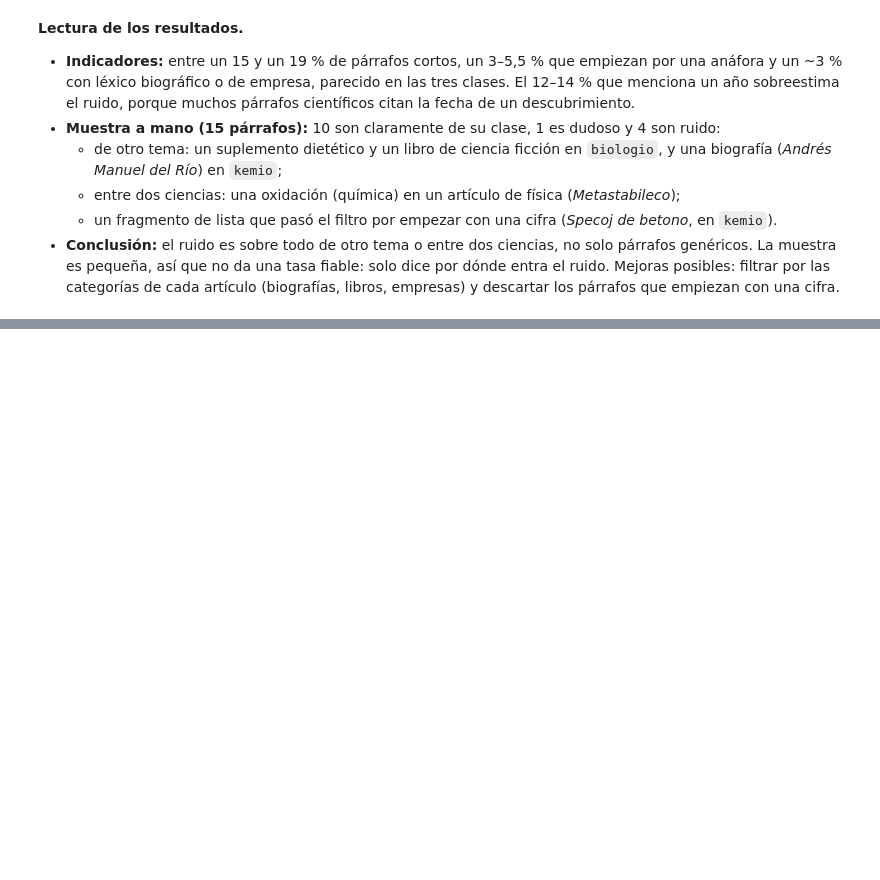
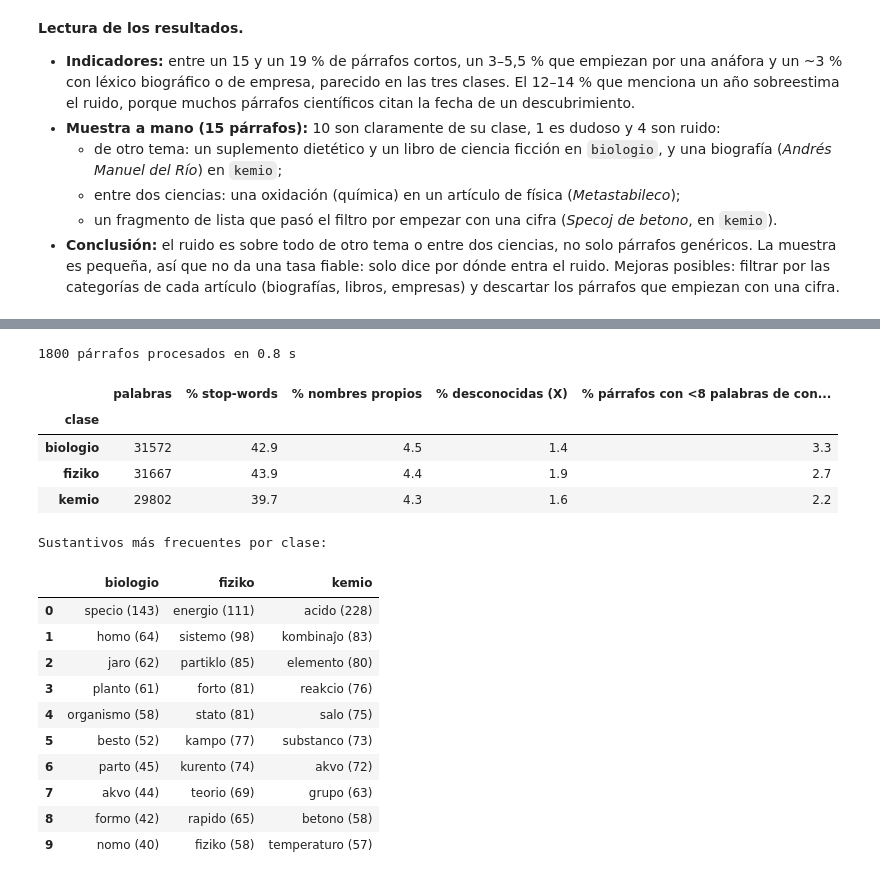
Before and after one commit to mers2727/mineria-textos-esperanto, a Jupyter notebook: Practica_Esperanto.ipynb, the cells around one changed output, grey strips where cells are left out. Saved outputs shown, nothing was run; the diff lists cells and outputs as text; code cells hidden in the pictures; blank space fills up the shorter version.

```diff
--- a/Practica_Esperanto.ipynb
+++ b/Practica_Esperanto.ipynb
@@ -421,0 +891,47 @@ Muestra para revisar a mano: ¿se reconoce la clase leyendo solo el párrafo?
+# %%
+# ===== 3.5 Análisis del corpus con nuestro modelo =====
+inicio = time.time()
+docs = list(nlp.pipe(df_final["text"]))
+print(f"{len(docs)} párrafos procesados en {time.time() - inicio:.1f} s\n")
+
+CONTENIDO = {"NOUN", "ADJ", "VERB", "ADV"}
+df_final["n_contenido"] = [sum(t.pos_ in CONTENIDO and not t.is_stop for t in d) for d in docs]
+
+filas = []
+for clase in sorted(df_final["class"].unique()):
+    palabras = [t for d, c in zip(docs, df_final["class"]) if c == clase for t in d if not t.is_punct]
+    filas.append({"clase": clase, "palabras": len(palabras),
+                  "% stop-words": 100 * np.mean([t.is_stop for t in palabras]),
+                  "% nombres propios": 100 * np.mean([t.pos_ == "PROPN" for t in palabras]),
+                  "% desconocidas (X)": 100 * np.mean([t.pos_ == "X" for t in palabras]),
+                  "% párrafos con <8 palabras de contenido":
+                      100 * (df_final.loc[df_final["class"] == clase, "n_contenido"] < 8).mean()})
+display(pd.DataFrame(filas).set_index("clase").round(1))
+
+# Los 10 sustantivos (lemas) más frecuentes de cada clase, sin stop-words
+top = {}
+for clase in sorted(df_final["class"].unique()):
+    contador = Counter(t.lemma_ for d, c in zip(docs, df_final["class"]) if c == clase
+                       for t in d if t.pos_ == "NOUN" and not t.is_stop)
+    top[clase] = [f"{lema} ({n})" for lema, n in contador.most_common(10)]
+print("Sustantivos más frecuentes por clase:")
+display(pd.DataFrame(top))
+# %% [output]
+1800 párrafos procesados en 0.8 s
+|  | palabras | % stop-words | % nombres propios | % desconocidas (X) | % párrafos con <8 palabras de con... |
+| clase |  |  |  |  |  |
+| biologio | 31572 | 42.9 | 4.5 | 1.4 | 3.3 |
+| fiziko | 31667 | 43.9 | 4.4 | 1.9 | 2.7 |
+| kemio | 29802 | 39.7 | 4.3 | 1.6 | 2.2 |
+Sustantivos más frecuentes por clase:
+|  | biologio | fiziko | kemio |
+| 0 | specio (143) | energio (111) | acido (228) |
+| 1 | homo (64) | sistemo (98) | kombinaĵo (83) |
+| 2 | jaro (62) | partiklo (85) | elemento (80) |
+| 3 | planto (61) | forto (81) | reakcio (76) |
+| 4 | organismo (58) | stato (81) | salo (75) |
+| 5 | besto (52) | kampo (77) | substanco (73) |
+| 6 | parto (45) | kurento (74) | akvo (72) |
+| 7 | akvo (44) | teorio (69) | grupo (63) |
+| 8 | formo (42) | rapido (65) | betono (58) |
+| 9 | nomo (40) | fiziko (58) | temperaturo (57) |
```
Also changed, not shown: parts of 13 cells of this notebook.
